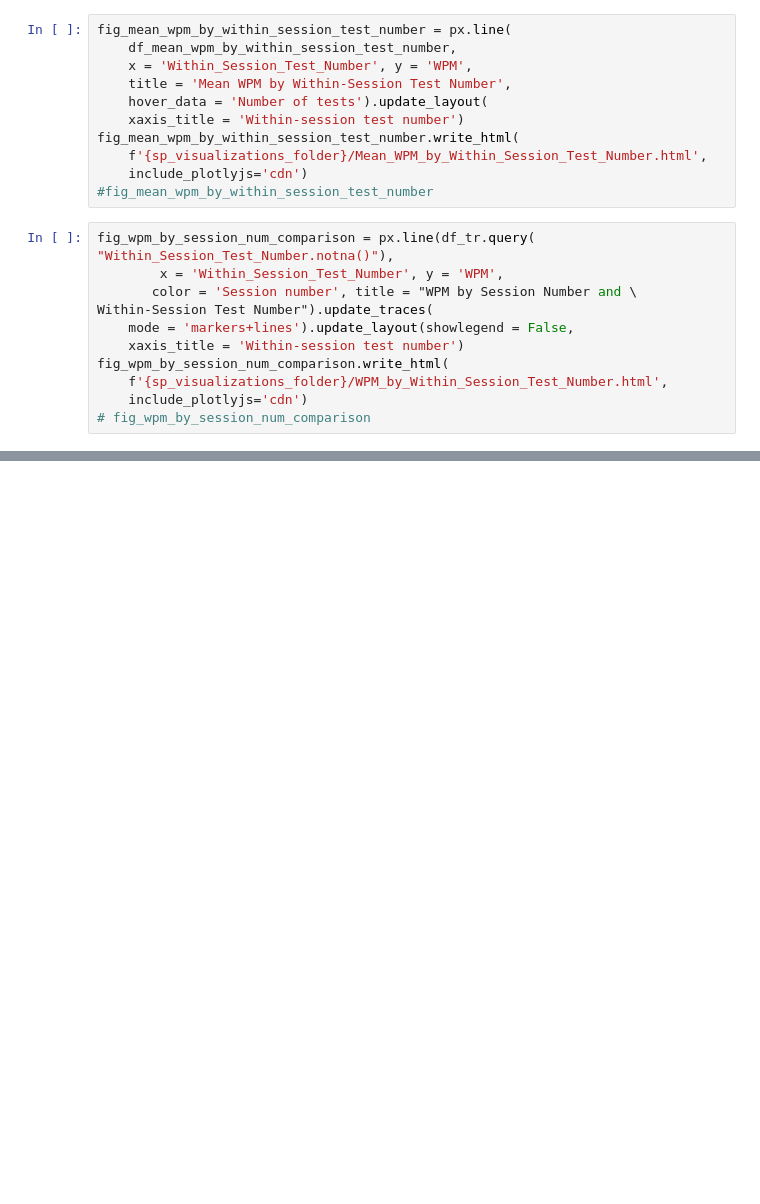
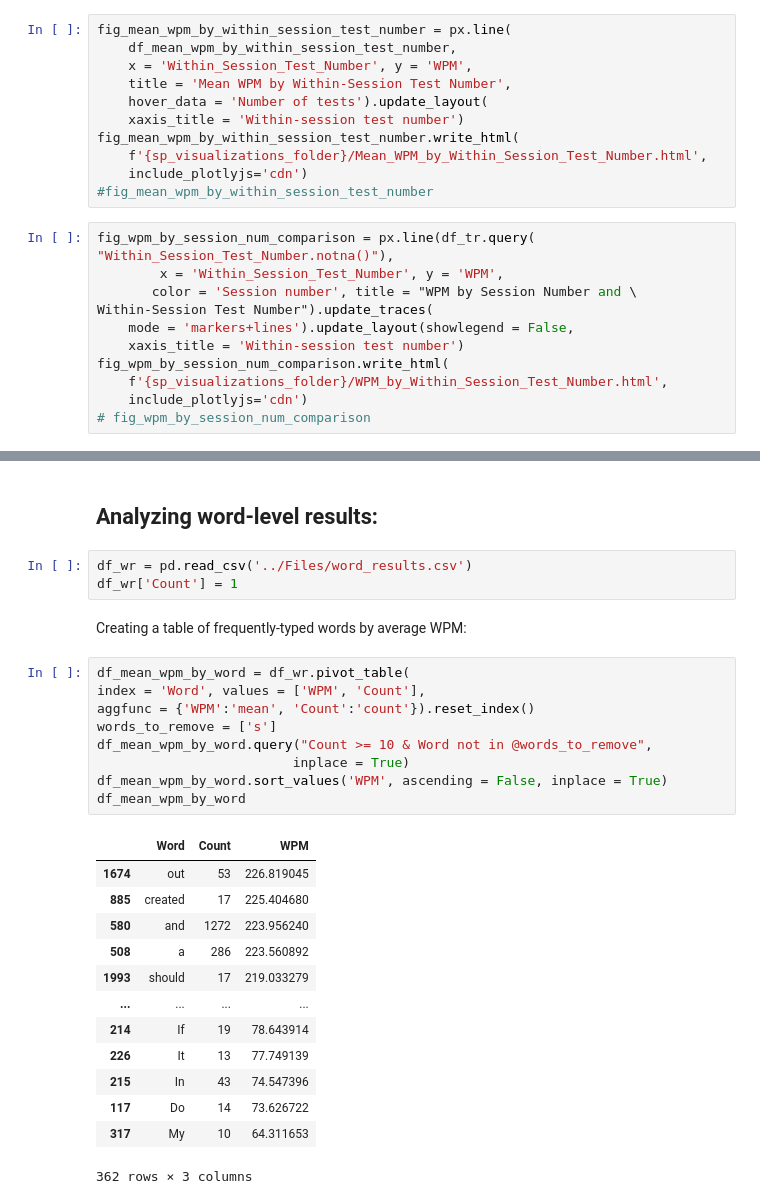
Before and after one commit to redzimski/cpp_tttb, a Jupyter notebook: build/sp_visualizations.ipynb, the cells around one changed output, grey strips where cells are left out. Saved outputs shown, nothing was run; the diff lists cells and outputs as text; blank space fills up the shorter version.

```diff
--- a/build/sp_visualizations.ipynb
+++ b/build/sp_visualizations.ipynb
@@ -347,0 +448,30 @@ fig_wpm_by_session_num_comparison.write_html(
+# %% [markdown]
+## Analyzing word-level results:
+# %%
+df_wr = pd.read_csv('../Files/word_results.csv')
+df_wr['Count'] = 1
+# %% [markdown]
+Creating a table of frequently-typed words by average WPM:
+# %%
+df_mean_wpm_by_word = df_wr.pivot_table(
+index = 'Word', values = ['WPM', 'Count'],
+aggfunc = {'WPM':'mean', 'Count':'count'}).reset_index()
+words_to_remove = ['s']
+df_mean_wpm_by_word.query("Count >= 10 & Word not in @words_to_remove",
+                         inplace = True)
+df_mean_wpm_by_word.sort_values('WPM', ascending = False, inplace = True)
+df_mean_wpm_by_word
+# %% [output]
+|  | Word | Count | WPM |
+| 1674 | out | 53 | 226.819045 |
+| 885 | created | 17 | 225.404680 |
+| 580 | and | 1272 | 223.956240 |
+| 508 | a | 286 | 223.560892 |
+| 1993 | should | 17 | 219.033279 |
+| ... | ... | ... | ... |
+| 214 | If | 19 | 78.643914 |
+| 226 | It | 13 | 77.749139 |
+| 215 | In | 43 | 74.547396 |
+| 117 | Do | 14 | 73.626722 |
+| 317 | My | 10 | 64.311653 |
+362 rows × 3 columns
```
Also changed, not shown: parts of 19 cells of this notebook, 22 other files.
